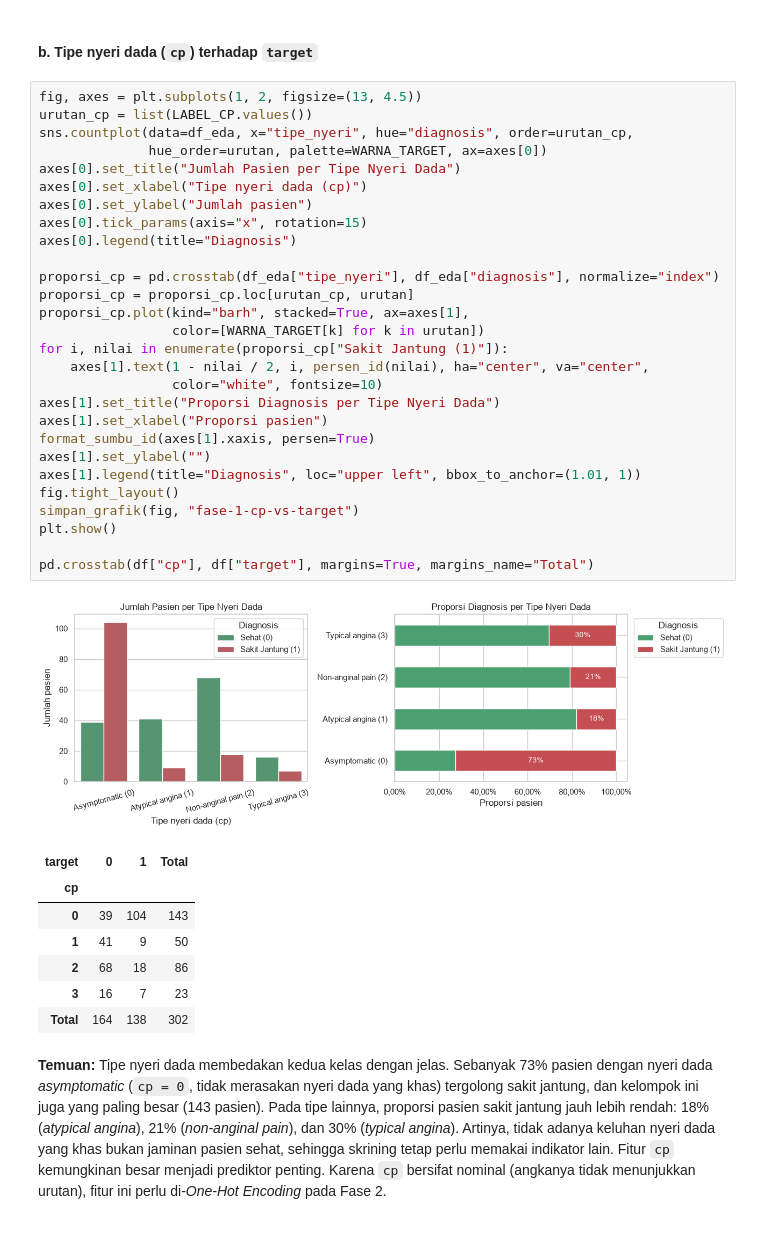
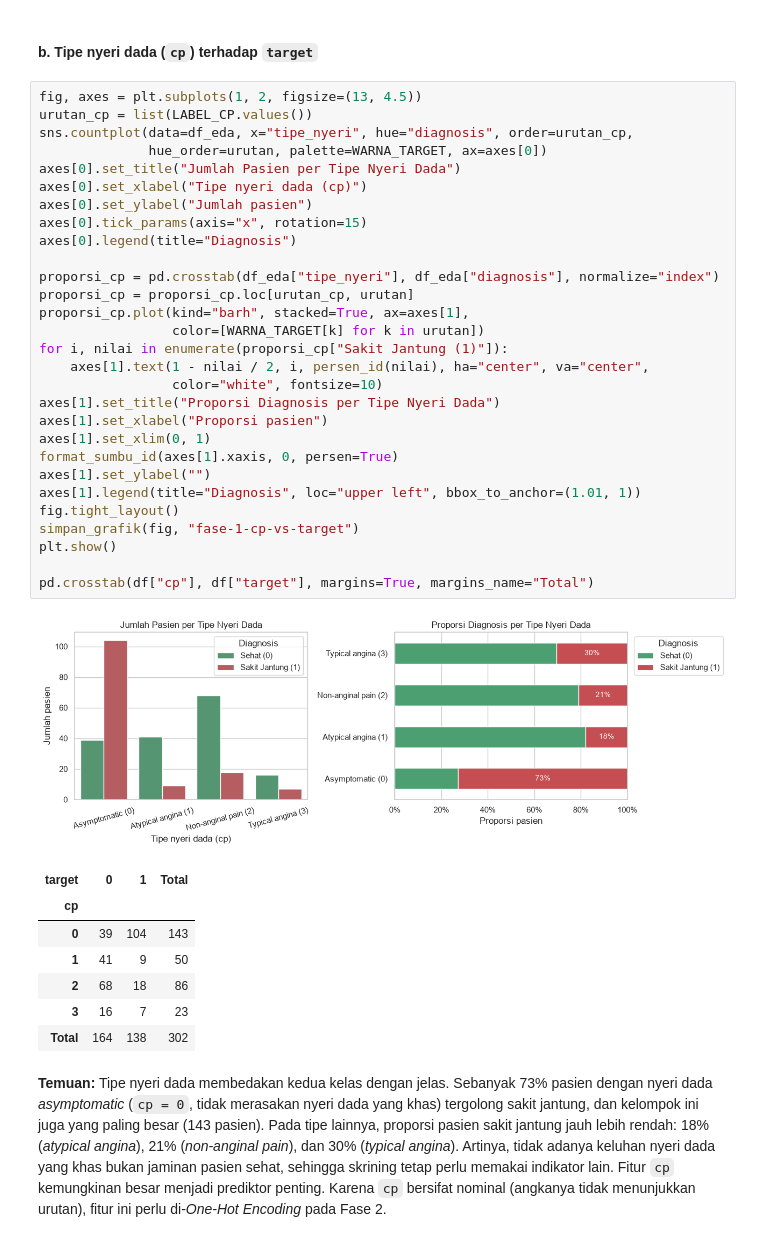
Before and after one commit to agm4r/uci-heart-disease-classification, a Jupyter notebook: 03-notebook/Kelompok6_Heart_Disease_Prediction.ipynb, the cells around one changed output. Drawn from its saved outputs; the diff is of its cells as text.

Commit message:
fix(fase-1): hilangkan desimal di label sumbu persen grafik cp

```diff
--- a/03-notebook/Kelompok6_Heart_Disease_Prediction.ipynb
+++ b/03-notebook/Kelompok6_Heart_Disease_Prediction.ipynb
@@ -391,33 +391,34 @@ plt.show()
 # %%
 fig, axes = plt.subplots(1, 2, figsize=(13, 4.5))
 urutan_cp = list(LABEL_CP.values())
 sns.countplot(data=df_eda, x="tipe_nyeri", hue="diagnosis", order=urutan_cp,
               hue_order=urutan, palette=WARNA_TARGET, ax=axes[0])
 axes[0].set_title("Jumlah Pasien per Tipe Nyeri Dada")
 axes[0].set_xlabel("Tipe nyeri dada (cp)")
 axes[0].set_ylabel("Jumlah pasien")
 axes[0].tick_params(axis="x", rotation=15)
 axes[0].legend(title="Diagnosis")
 
 proporsi_cp = pd.crosstab(df_eda["tipe_nyeri"], df_eda["diagnosis"], normalize="index")
 proporsi_cp = proporsi_cp.loc[urutan_cp, urutan]
 proporsi_cp.plot(kind="barh", stacked=True, ax=axes[1],
                  color=[WARNA_TARGET[k] for k in urutan])
 for i, nilai in enumerate(proporsi_cp["Sakit Jantung (1)"]):
     axes[1].text(1 - nilai / 2, i, persen_id(nilai), ha="center", va="center",
                  color="white", fontsize=10)
 axes[1].set_title("Proporsi Diagnosis per Tipe Nyeri Dada")
 axes[1].set_xlabel("Proporsi pasien")
-format_sumbu_id(axes[1].xaxis, persen=True)
+axes[1].set_xlim(0, 1)
+format_sumbu_id(axes[1].xaxis, 0, persen=True)
 axes[1].set_ylabel("")
 axes[1].legend(title="Diagnosis", loc="upper left", bbox_to_anchor=(1.01, 1))
 fig.tight_layout()
 simpan_grafik(fig, "fase-1-cp-vs-target")
 plt.show()
 
 pd.crosstab(df["cp"], df["target"], margins=True, margins_name="Total")
 # %% [output]
-[figure, old version]
+[figure, new version]
 | target | 0 | 1 | Total |
 | cp |  |  |  |
 | 0 | 39 | 104 | 143 |
```
Also changed, not shown: parts of 1 cell of this notebook, 1 other file.
